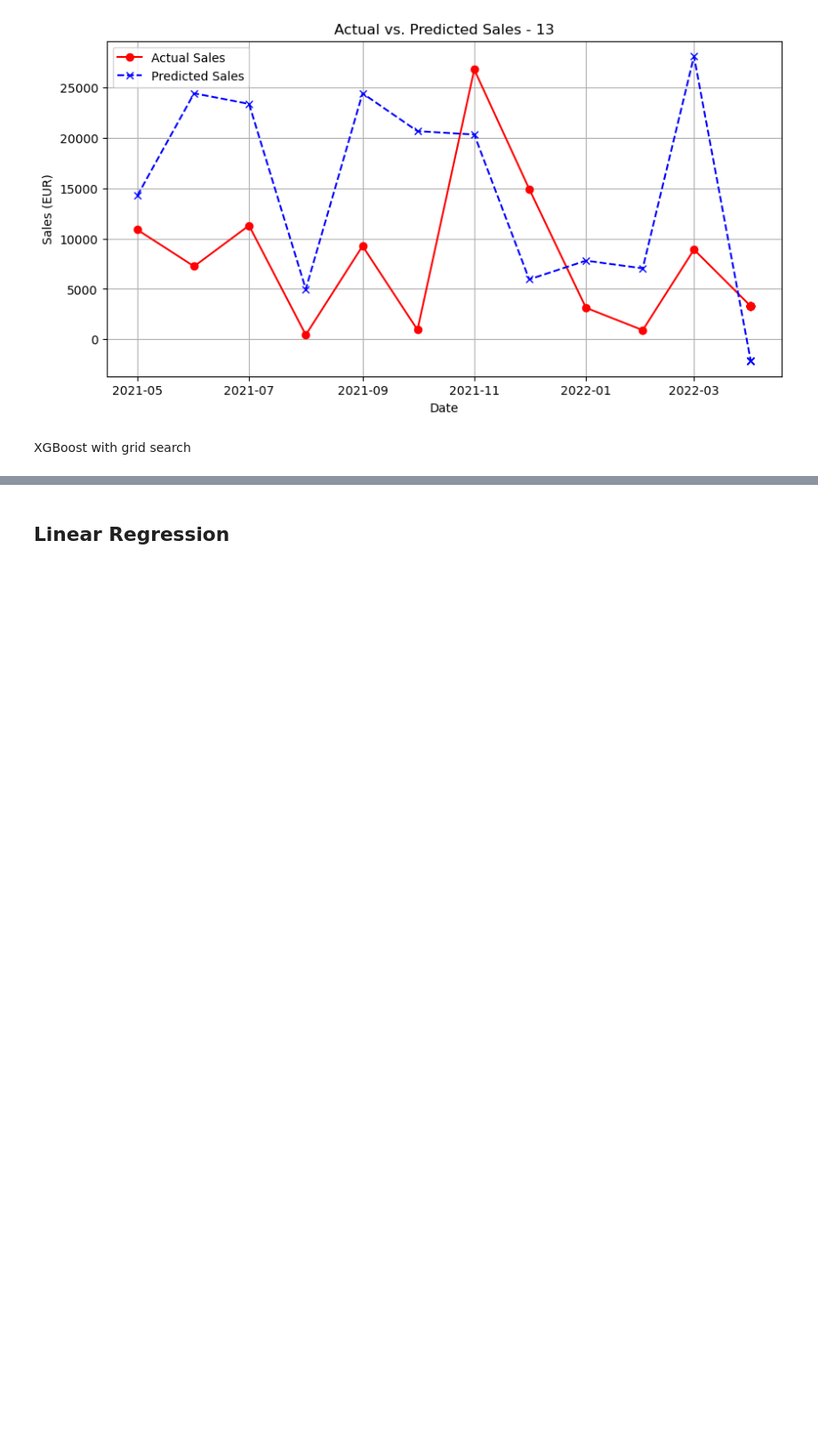
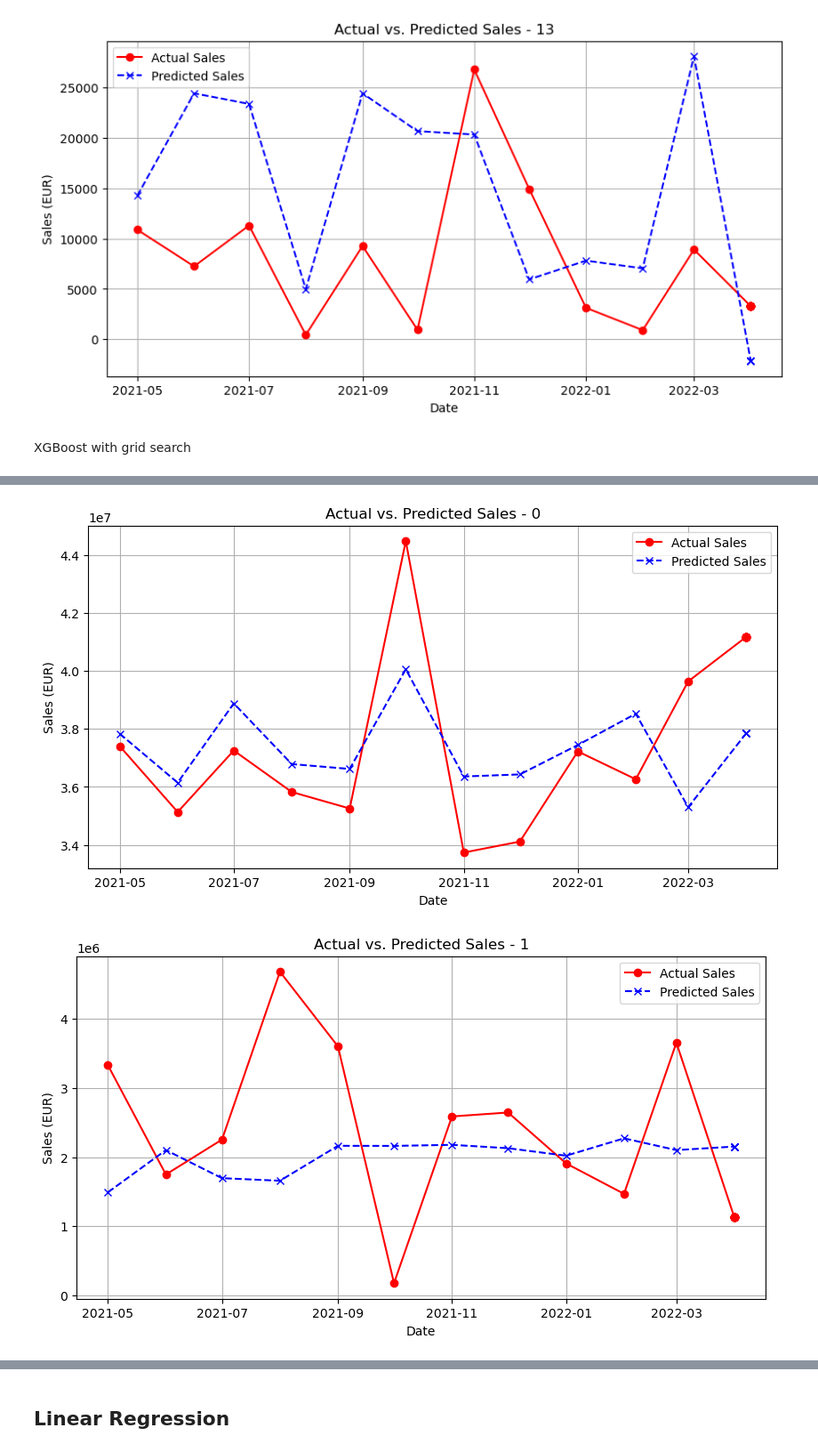
Before and after one commit to RubenCMarques/Case-2--Siemens-Sales-Forecast, a Jupyter notebook: Notebooks/Ruben_wks.ipynb, the cells around one changed output, grey strips where cells are left out. Shown at 89% size. Saved outputs shown, nothing was run; the diff lists cells and outputs as text; code cells hidden in the pictures; blank space fills up the shorter version.

```diff
--- a/Notebooks/Ruben_wks.ipynb
+++ b/Notebooks/Ruben_wks.ipynb
@@ -502,10 +502,10 @@ model_name = "XGBoost_with_GridSearch"
 grid_search_results = {}
 
 param_grid = {
-    'n_estimators': [50, 100, 200],
-    'max_depth': [3, 5, 7, 6],
-    'learning_rate': [0.01, 0.1, 0.2, 0.3],
-    'subsample': [0.8, 1.0]
+    'n_estimators': [50, 100, 200, 300, 400, 500],
+    'max_depth': [1, 2, 3, 5, 7, 6 ],
+    'learning_rate': [0.01, 0.1, 0,15, 0.2, 0.25, 0.3, 0.5],
+    'subsample': [0.8, 1.0 , 0.9],
 }
 
 for product in df['Mapped_GCK'].unique():
@@ -521,7 +521,7 @@ for product in df['Mapped_GCK'].unique():
 
     # Perform Grid Search
     model = xgb.XGBRegressor(objective='reg:squarederror', eval_metric="rmse", random_state=1)
-    grid_search = GridSearchCV(model, param_grid, scoring='neg_root_mean_squared_error', cv=3, n_jobs=-1)
+    grid_search = GridSearchCV(model, param_grid, scoring='neg_root_mean_squared_error', cv=10, n_jobs=-1)
     grid_search.fit(X_train, y_train)
 
     # Get best parameters and RMSE
@@ -553,36 +553,56 @@ grid_search_results
 # %%
 model_name = "XGBoost_with_GridSearch"
 forecast = {}
 
 for product in df['Mapped_GCK'].unique():
     product_df = df[df['Mapped_GCK'] == product]
     df_train = product_df[product_df['date'] < '2021-05-01']
     df_test = product_df[product_df['date'] >= '2021-05-01']
 
     # Use only the selected top features for this product
     top_features = top_features_per_product.get(product, [])
 
     X_train = df_train[top_features]
     y_train = df_train['Sales_EUR']
     X_test = df_test[top_features]
     y_test = df_test['Sales_EUR']
 
-    # Retrieve best parameters from grid search results
-    best_params = grid_search_results.get(product, {}).get(model_name, {}).get('best_params', {})
+    # Retrieve best parameters for this product
+    best_params = grid_search_results.get(product, {}).get('best_params', {})
 
-    # Train final model with best parameters
-    final_model = xgb.XGBRegressor(objective='reg:squarederror', eval_metric="rmse",
-                                   **best_params, random_state=1)
-    final_model.fit(X_train, y_train)
 
-    # Make predictions with final model
-    final_y_pred = final_model.predict(X_test)
-    final_rmse = root_mean_squared_error(y_test, final_y_pred)
+    # Train XGBoost model with selected features and best parameters
+    model = xgb.XGBRegressor(
+        objective='reg:squarederror',
+        eval_metric="rmse",
+        random_state=1,
+        **best_params  # Unpack best parameters
+    )
+    model.fit(X_train, y_train)
 
-    # Store final model results in rmse_results
+    # Make predictions
+    y_pred = model.predict(X_test)
+
+    # Store predictions
+    forecast[product] = y_pred
+
+    # Calculate RMSE
+    rmse = root_mean_squared_error(y_test, y_pred)
+
+    # Store RMSE under the model name
     if product not in rmse_results:
-        rmse_results[product] = {}
-    rmse_results[product][model_name] = final_rmse
+        rmse_results[product] = {}  # Create entry if not exists
+    rmse_results[product][model_name] = rmse  # Store RMSE for this model
 
-    # Store final predictions
-    forecast[product] = final_y_pred
+    plt.figure(figsize=(10, 5))
+    plt.plot(df_test['date'], y_test, label="Actual Sales", marker="o", color='red')
+    plt.plot(df_test['date'], y_pred, label="Predicted Sales", linestyle="dashed", marker="x", color='blue')
+    plt.xlabel("Date")
+    plt.ylabel("Sales (EUR)")
+    plt.title(f"Actual vs. Predicted Sales - {product}")
+    plt.legend()
+    plt.grid()
+    plt.show()
+# %% [output]
+[figure, added]
+[figure, added]
```
Also changed, not shown: parts of 7 cells of this notebook.
